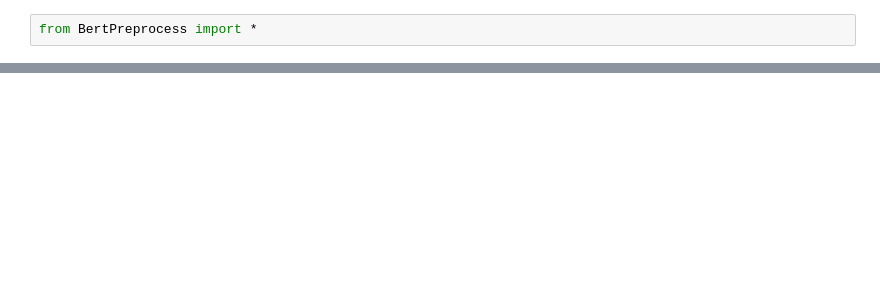
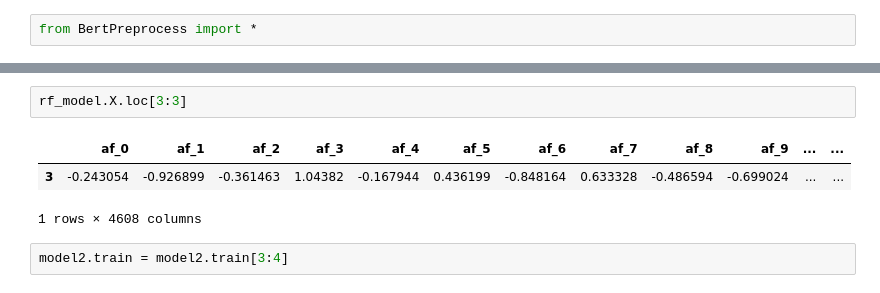
Before and after one commit to trokhymovych/Delloite_hackathon_API, a Jupyter notebook: Module_testing.ipynb, the cells around one changed output, grey strips where cells are left out. Cells and saved outputs as stored; diff of their text form; blank space fills up the shorter version.

```diff
--- a/Module_testing.ipynb
+++ b/Module_testing.ipynb
@@ -19,0 +266,8 @@ KeyboardInterrupt:
+# %%
+rf_model.X.loc[3:3]
+# %% [output]
+|  | af_0 | af_1 | af_2 | af_3 | af_4 | af_5 | af_6 | af_7 | af_8 | af_9 | ... | ... |
+| 3 | -0.243054 | -0.926899 | -0.361463 | 1.04382 | -0.167944 | 0.436199 | -0.848164 | 0.633328 | -0.486594 | -0.699024 | ... | ... |
+1 rows × 4608 columns
+# %%
+model2.train = model2.train[3:4]
```
Also changed, not shown: parts of 36 cells of this notebook, 11 other files.
